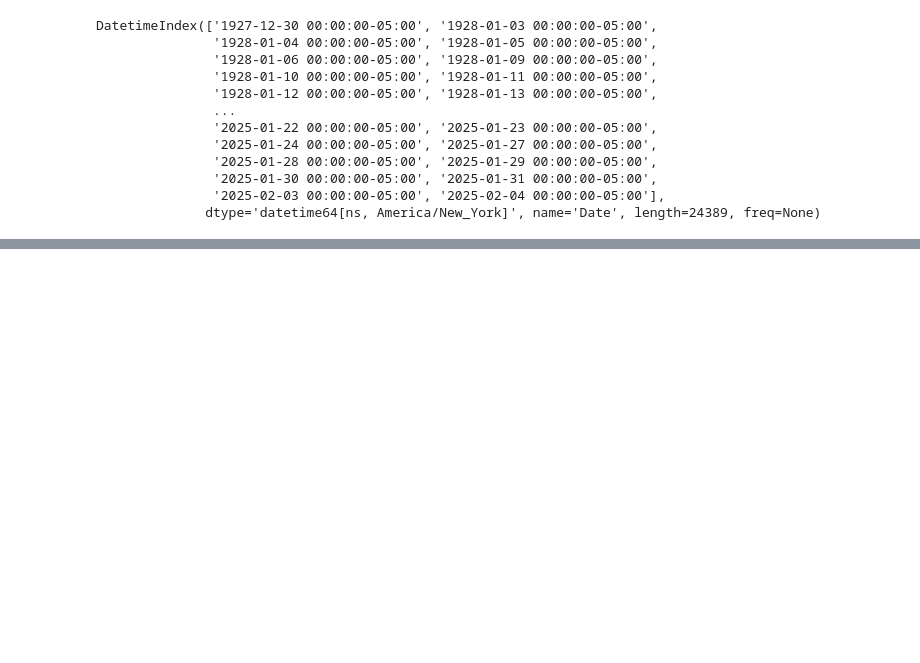
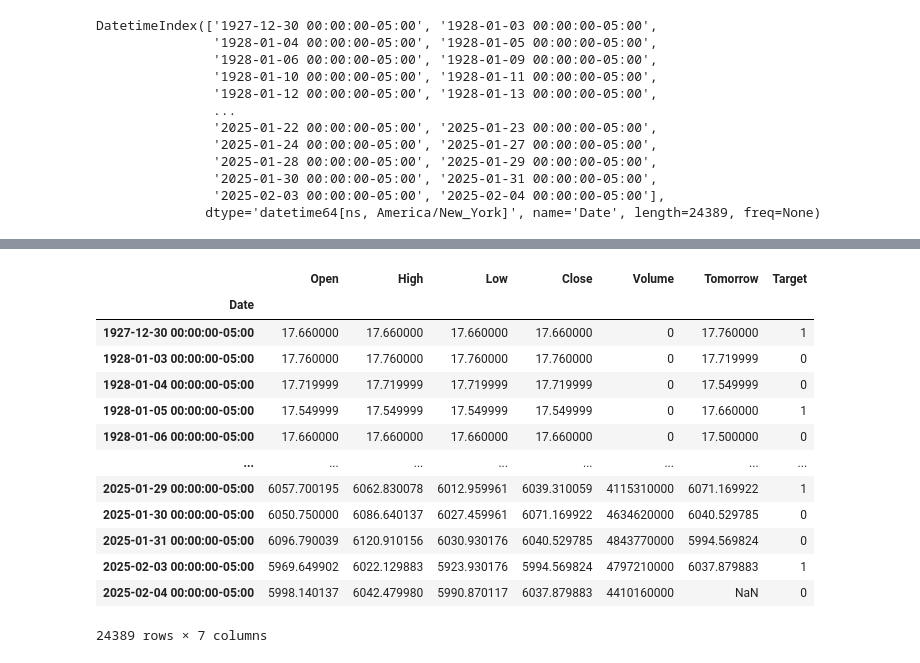
Before and after one commit to AKUMAR2604/sp500_prediction, a Jupyter notebook: predictor.ipynb, the cells around one changed output, grey strips where cells are left out. Cells and saved outputs as stored; diff of their text form; code cells hidden in the pictures; blank space fills up the shorter version.

```diff
--- a/predictor.ipynb
+++ b/predictor.ipynb
@@ -92 +93,20 @@ sp500
 24389 rows × 6 columns
+# %%
+sp500['Target']=(sp500['Tomorrow'] > sp500['Close']).astype(int)
+# %%
+sp500
+# %% [output]
+|  | Open | High | Low | Close | Volume | Tomorrow | Target |
+| Date |  |  |  |  |  |  |  |
+| 1927-12-30 00:00:00-05:00 | 17.660000 | 17.660000 | 17.660000 | 17.660000 | 0 | 17.760000 | 1 |
+| 1928-01-03 00:00:00-05:00 | 17.760000 | 17.760000 | 17.760000 | 17.760000 | 0 | 17.719999 | 0 |
+| 1928-01-04 00:00:00-05:00 | 17.719999 | 17.719999 | 17.719999 | 17.719999 | 0 | 17.549999 | 0 |
+| 1928-01-05 00:00:00-05:00 | 17.549999 | 17.549999 | 17.549999 | 17.549999 | 0 | 17.660000 | 1 |
+| 1928-01-06 00:00:00-05:00 | 17.660000 | 17.660000 | 17.660000 | 17.660000 | 0 | 17.500000 | 0 |
+| ... | ... | ... | ... | ... | ... | ... | ... |
+| 2025-01-29 00:00:00-05:00 | 6057.700195 | 6062.830078 | 6012.959961 | 6039.310059 | 4115310000 | 6071.169922 | 1 |
+| 2025-01-30 00:00:00-05:00 | 6050.750000 | 6086.640137 | 6027.459961 | 6071.169922 | 4634620000 | 6040.529785 | 0 |
+| 2025-01-31 00:00:00-05:00 | 6096.790039 | 6120.910156 | 6030.930176 | 6040.529785 | 4843770000 | 5994.569824 | 0 |
+| 2025-02-03 00:00:00-05:00 | 5969.649902 | 6022.129883 | 5923.930176 | 5994.569824 | 4797210000 | 6037.879883 | 1 |
+| 2025-02-04 00:00:00-05:00 | 5998.140137 | 6042.479980 | 5990.870117 | 6037.879883 | 4410160000 | NaN | 0 |
+24389 rows × 7 columns
```
Also changed, not shown: parts of 11 cells of this notebook.
